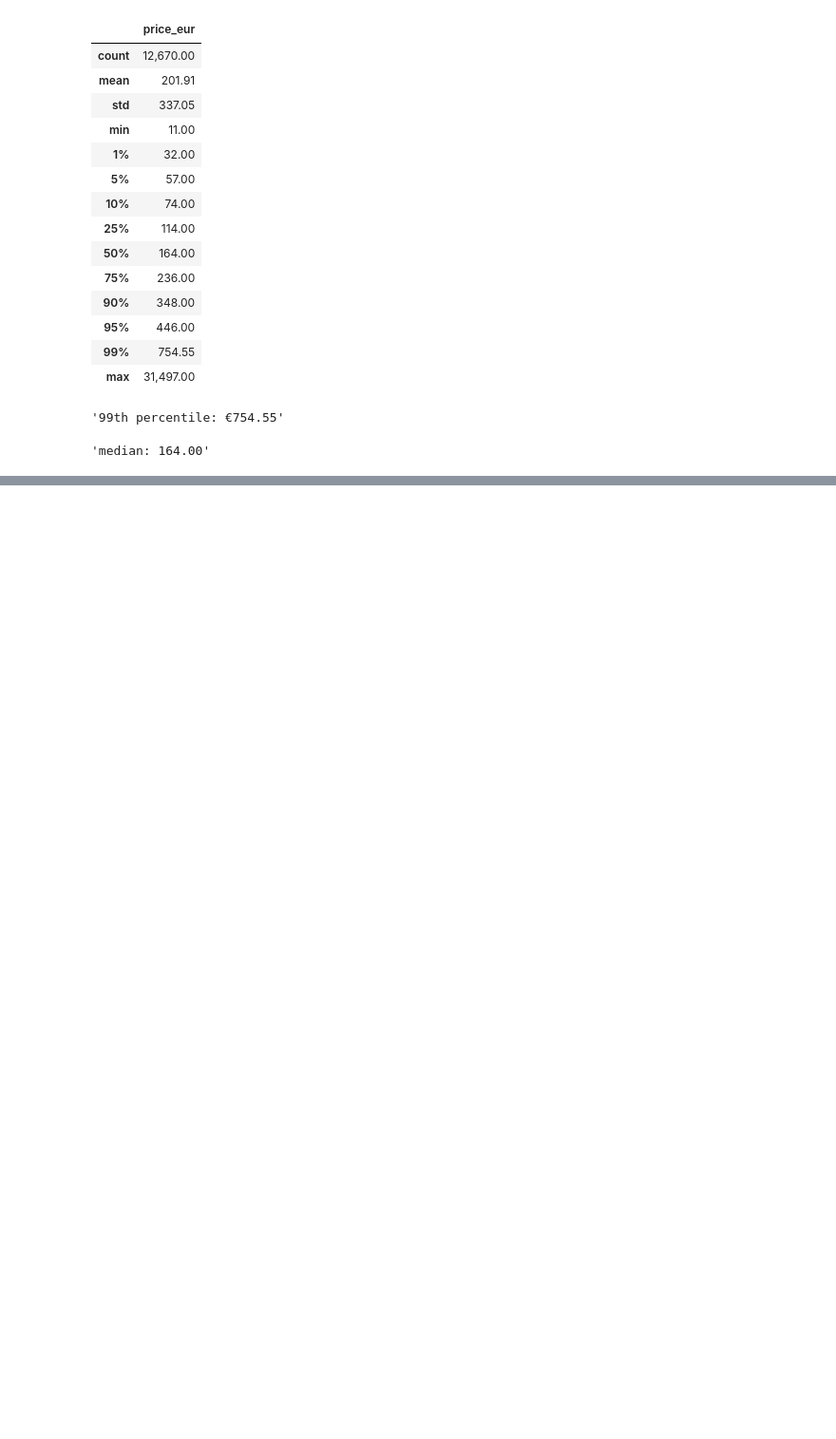
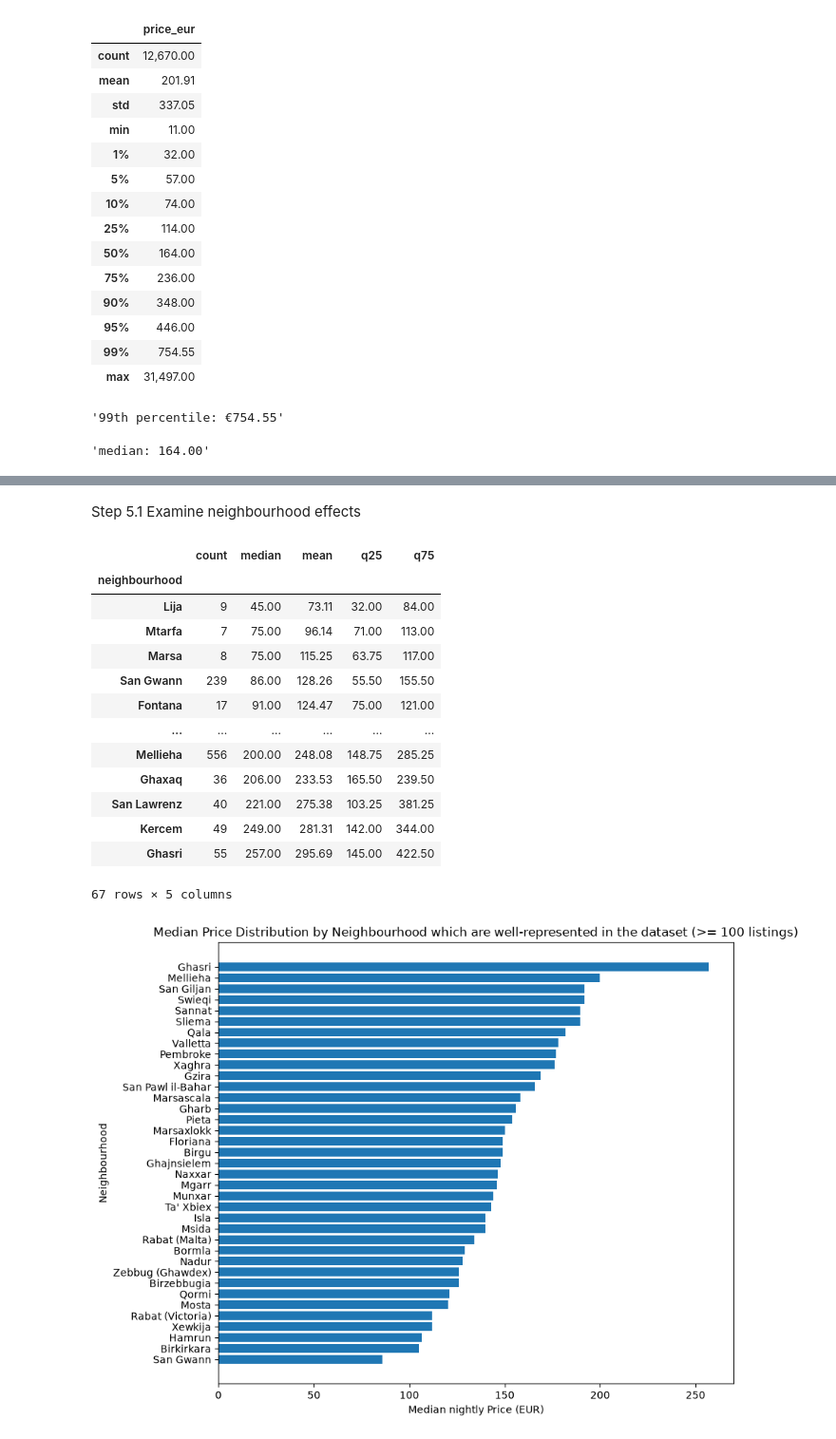
Before and after one commit to dev-deg/aci-26-pt, a Jupyter notebook: case-study/summary-eda.ipynb, the cells around one changed output, grey strips where cells are left out. Shown at 95% size. Saved outputs shown, nothing was run; the diff lists cells and outputs as text; code cells hidden in the pictures; blank space fills up the shorter version.

```diff
--- a/case-study/summary-eda.ipynb
+++ b/case-study/summary-eda.ipynb
@@ -309,0 +347,36 @@ display(f"median: {median:,.2f}")
+# %% [markdown]
+Step 5.1 Examine neighbourhood effects
+# %%
+neighbourhood_stats = (
+    listings_clean.groupby('neighbourhood')['price']
+    .agg(count="size", median="median", mean="mean", q25=lambda x: x.quantile(0.25), q75=lambda x: x.quantile(0.75))
+    .sort_values(by='median', ascending=True)
+)
+display(neighbourhood_stats)
+
+well_represented_neighbourhoods = neighbourhood_stats[neighbourhood_stats['count'] >= 50]
+neighbourhood_plot = well_represented_neighbourhoods[['median']]
+
+plt.figure(figsize=(9, 7))
+plt.barh(neighbourhood_plot.index, neighbourhood_plot['median'])
+plt.xlabel("Median nightly Price (EUR)")
+plt.ylabel("Neighbourhood")
+plt.title("Median Price Distribution by Neighbourhood which are well-represented in the dataset (>= 100 listings)")
+plt.tight_layout()
+plt.show()
+# %% [output]
+|  | count | median | mean | q25 | q75 |
+| neighbourhood |  |  |  |  |  |
+| Lija | 9 | 45.00 | 73.11 | 32.00 | 84.00 |
+| Mtarfa | 7 | 75.00 | 96.14 | 71.00 | 113.00 |
+| Marsa | 8 | 75.00 | 115.25 | 63.75 | 117.00 |
+| San Gwann | 239 | 86.00 | 128.26 | 55.50 | 155.50 |
+| Fontana | 17 | 91.00 | 124.47 | 75.00 | 121.00 |
+| ... | ... | ... | ... | ... | ... |
+| Mellieha | 556 | 200.00 | 248.08 | 148.75 | 285.25 |
+| Ghaxaq | 36 | 206.00 | 233.53 | 165.50 | 239.50 |
+| San Lawrenz | 40 | 221.00 | 275.38 | 103.25 | 381.25 |
+| Kercem | 49 | 249.00 | 281.31 | 142.00 | 344.00 |
+| Ghasri | 55 | 257.00 | 295.69 | 145.00 | 422.50 |
+67 rows × 5 columns
+[figure, added]
```
Also changed, not shown: parts of 3 cells of this notebook.
